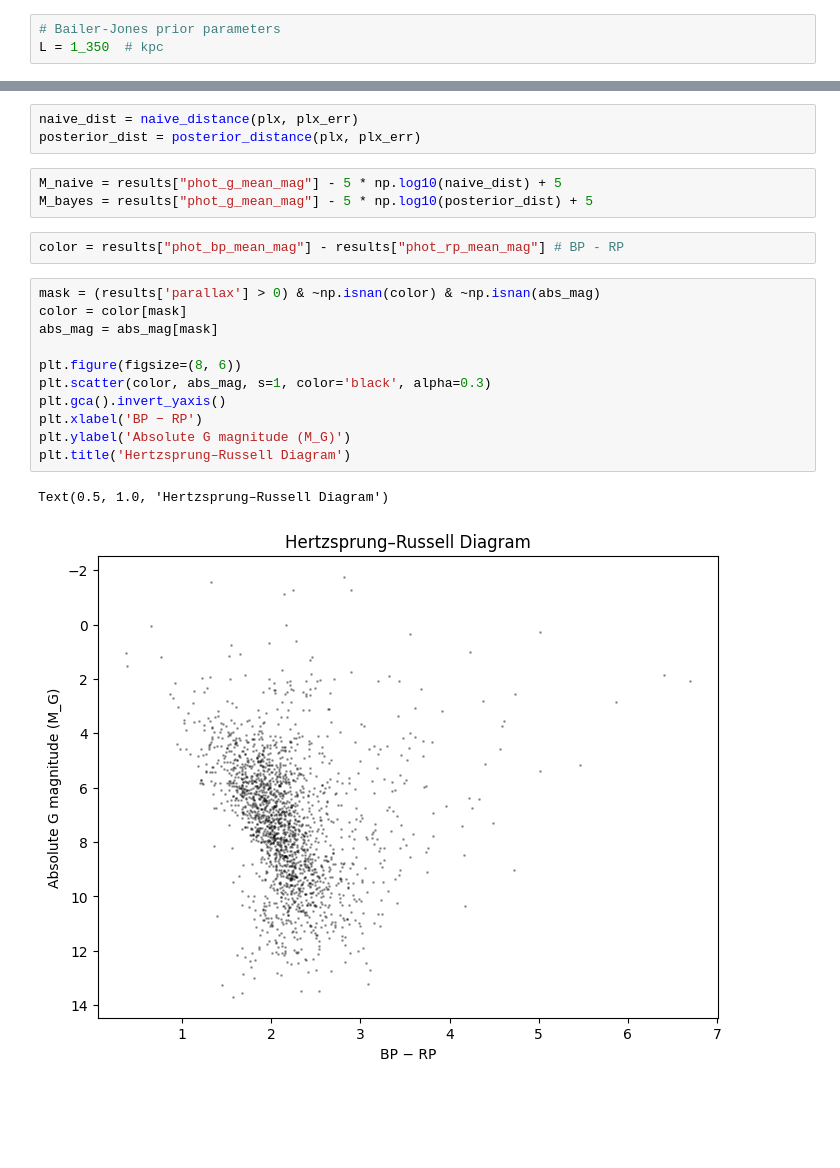
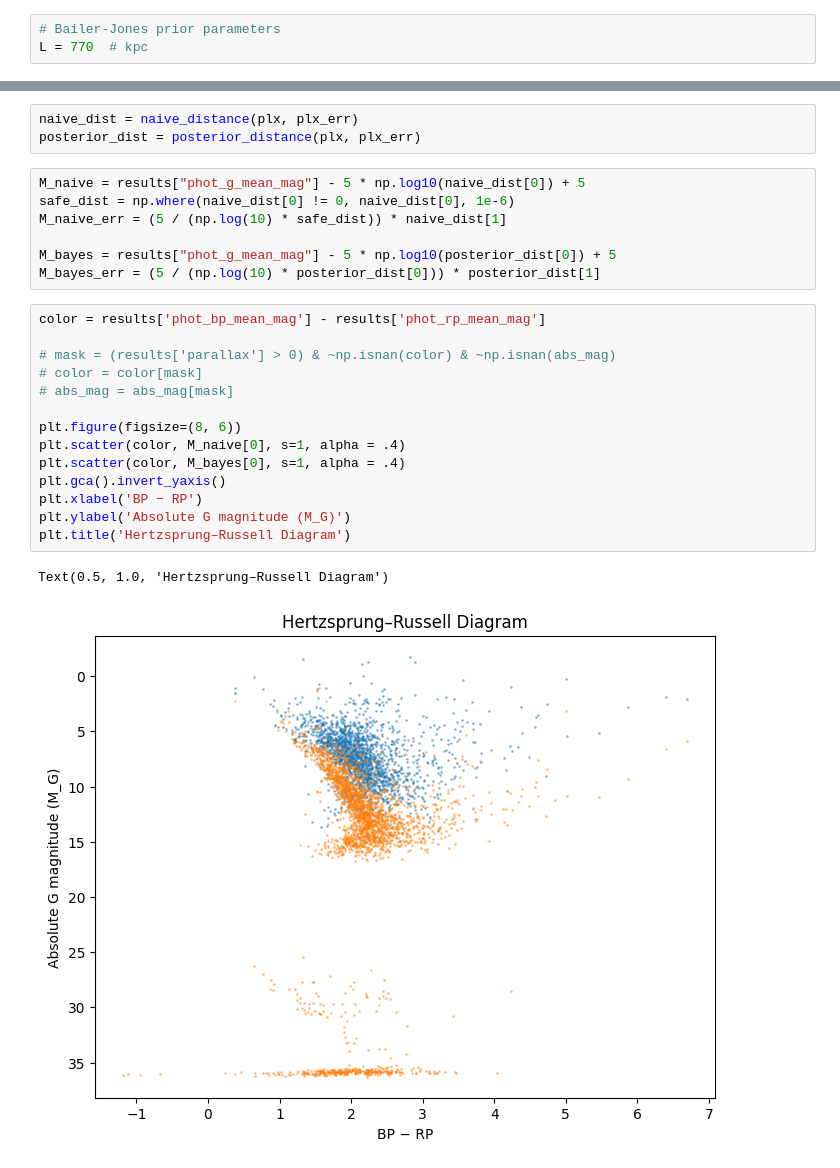
Before and after one commit to Oxke/seti-deliverables, a Jupyter notebook: Gaia targets in GC.ipynb, the cells around one changed output, grey strips where cells are left out. Cells and saved outputs as stored; diff of their text form; blank space fills up the shorter version.

Commit message:
HR diagram

```diff
--- a/Gaia targets in GC.ipynb
+++ b/Gaia targets in GC.ipynb
@@ -123,7 +123,7 @@ from scipy.stats import norm
 from scipy.integrate import simpson
 # %%
 # Bailer-Jones prior parameters
-L = 1_350  # kpc
+L = 770  # kpc
 # %%
 def posterior_distance(parallax, parallax_error, L=1.35, r_max=10000.0, dr=0.01):
     """Computes the posterior distance PDF for a given parallax using Bailer-Jones method."""
@@ -152,21 +157,26 @@ plx, plx_err = results["parallax"]/1000, results["parallax_error"]/1000
 naive_dist = naive_distance(plx, plx_err)
 posterior_dist = posterior_distance(plx, plx_err)
 # %%
-M_naive = results["phot_g_mean_mag"] - 5 * np.log10(naive_dist) + 5
-M_bayes = results["phot_g_mean_mag"] - 5 * np.log10(posterior_dist) + 5
+M_naive = results["phot_g_mean_mag"] - 5 * np.log10(naive_dist[0]) + 5
+safe_dist = np.where(naive_dist[0] != 0, naive_dist[0], 1e-6)
+M_naive_err = (5 / (np.log(10) * safe_dist)) * naive_dist[1]
+
+M_bayes = results["phot_g_mean_mag"] - 5 * np.log10(posterior_dist[0]) + 5
+M_bayes_err = (5 / (np.log(10) * posterior_dist[0])) * posterior_dist[1]
-# %%
-color = results["phot_bp_mean_mag"] - results["phot_rp_mean_mag"] # BP - RP
 # %%
-mask = (results['parallax'] > 0) & ~np.isnan(color) & ~np.isnan(abs_mag)
-color = color[mask]
-abs_mag = abs_mag[mask]
+color = results['phot_bp_mean_mag'] - results['phot_rp_mean_mag']
+
+# mask = (results['parallax'] > 0) & ~np.isnan(color) & ~np.isnan(abs_mag)
+# color = color[mask]
+# abs_mag = abs_mag[mask]
 
 plt.figure(figsize=(8, 6))
-plt.scatter(color, abs_mag, s=1, color='black', alpha=0.3)
+plt.scatter(color, M_naive[0], s=1, alpha = .4)
+plt.scatter(color, M_bayes[0], s=1, alpha = .4)
 plt.gca().invert_yaxis()
 plt.xlabel('BP − RP')
 plt.ylabel('Absolute G magnitude (M_G)')
 plt.title('Hertzsprung–Russell Diagram')
 # %% [output]
 Text(0.5, 1.0, 'Hertzsprung–Russell Diagram')
-[figure, old version]
+[figure, new version]
```
Also changed, not shown: parts of 4 cells of this notebook, 1 other file.
